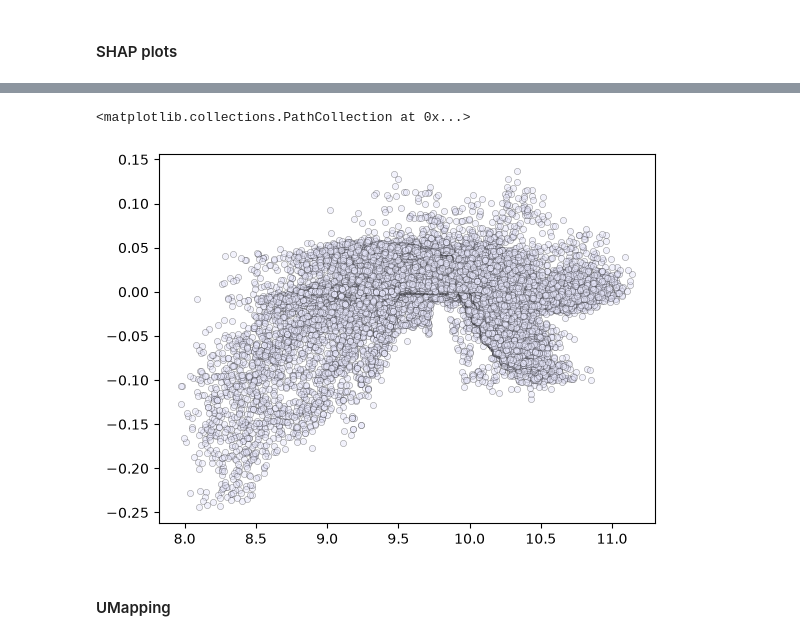
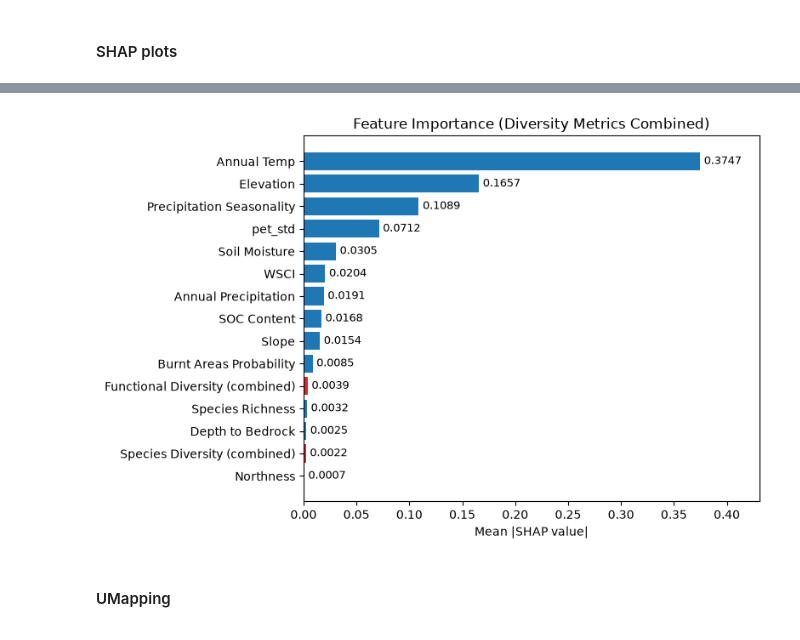
Before and after one commit to qiulinlx/FD_Stability, a Jupyter notebook: global_explainability.ipynb, the cells around one changed output, grey strips where cells are left out. Cells and saved outputs as stored; diff of their text form; code cells hidden in the pictures.

```diff
--- a/global_explainability.ipynb
+++ b/global_explainability.ipynb
@@ -542,16 +697,67 @@ plt.show()
-# %%
-var="WSCI"
-feature_idx = list(X.columns).index(var)
-
-shap_feature = shap_vals[:, feature_idx].astype(np.float64)
-feature_values = X[var].values.astype(np.float64)
-
-# # Scatter plot
-plt.scatter(feature_values, shap_feature    ,
-                    alpha=0.5, s=20, c='lavender', edgecolors='black', linewidth=0.3)
-# %% [output]
-<matplotlib.collections.PathCollection at 0x...>
-[figure, removed]
+# %%
+import matplotlib.pyplot as plt
+
+diversity_vars_f = ['Raos_Q', 'Functional_Evenness']
+diversity_vars_s = ["Simpson's Index", 'Shannon Diversity']
+
+# Sum SHAP importance within each group
+functional_sum = shap_importance.loc[
+    shap_importance['feature'].isin(diversity_vars_f), 'mean_abs_shap'
+].sum()
+
+species_sum = shap_importance.loc[
+    shap_importance['feature'].isin(diversity_vars_s), 'mean_abs_shap'
+].sum()
+
+# Remove all individual diversity variables (union of both lists) from the table
+all_diversity_vars = set(diversity_vars_f) | set(diversity_vars_s)
+shap_importance_combined = shap_importance[
+    ~shap_importance['feature'].isin(all_diversity_vars)
+].copy()
+
+# Add the two combined rows
+summary_rows = pd.DataFrame({
+    'feature': ['Functional Diversity (combined)', 'Species Diversity (combined)'],
+    'mean_abs_shap': [functional_sum, species_sum]
+})
+
+shap_importance_combined = pd.concat(
+    [shap_importance_combined, summary_rows], ignore_index=True
+).sort_values('mean_abs_shap', ascending=False)
+
+# Plot
+fig, ax = plt.subplots(figsize=(8, max(4, len(shap_importance_combined) * 0.35)))
+colors = ['#d62728' if f in summary_rows['feature'].values else '#1f77b4'
+          for f in shap_importance_combined['feature']]
+
+bars = ax.barh(
+    shap_importance_combined['feature'],
+    shap_importance_combined['mean_abs_shap'],
+    color=colors
+)
+ax.invert_yaxis()
+ax.set_xlabel('Mean |SHAP value|')
+ax.set_title('Feature Importance (Diversity Metrics Combined)')
+
+# Add value labels at the end of each bar
+max_val = shap_importance_combined['mean_abs_shap'].max()
+for bar, value in zip(bars, shap_importance_combined['mean_abs_shap']):
+    ax.text(
+        bar.get_width() + max_val * 0.01,  # small offset past the bar end
+        bar.get_y() + bar.get_height() / 2,
+        f'{value:.4f}',
+        va='center',
+        ha='left',
+        fontsize=9
+    )
+
+# Give a bit of extra room on the right so labels aren't clipped
+ax.set_xlim(0, max_val * 1.15)
+
+plt.tight_layout()
+plt.show()
+# %% [output]
+[figure, added]
 # %% [markdown]
 #### UMapping
 # %%
```
Also changed, not shown: parts of 22 cells of this notebook, 17 other files.
